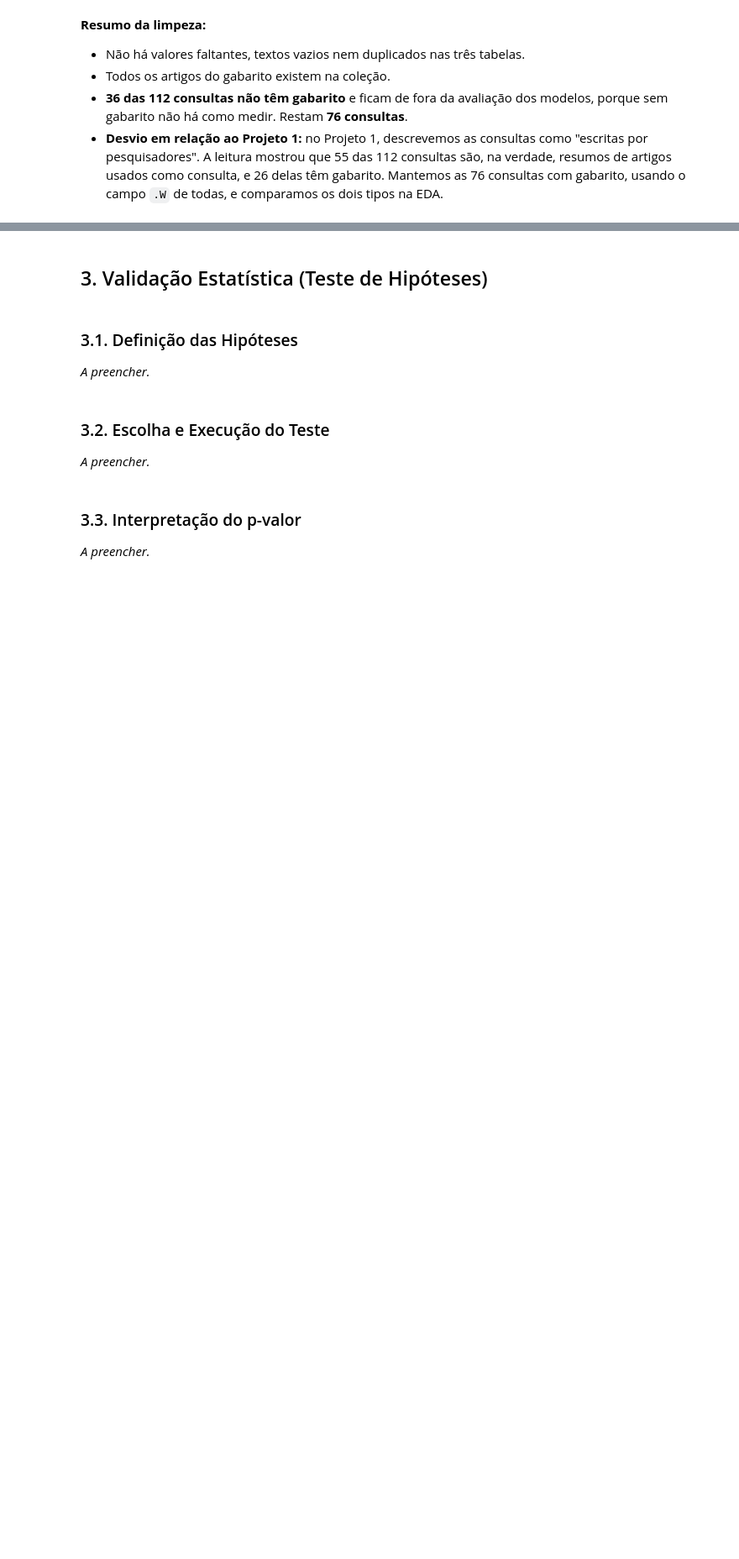
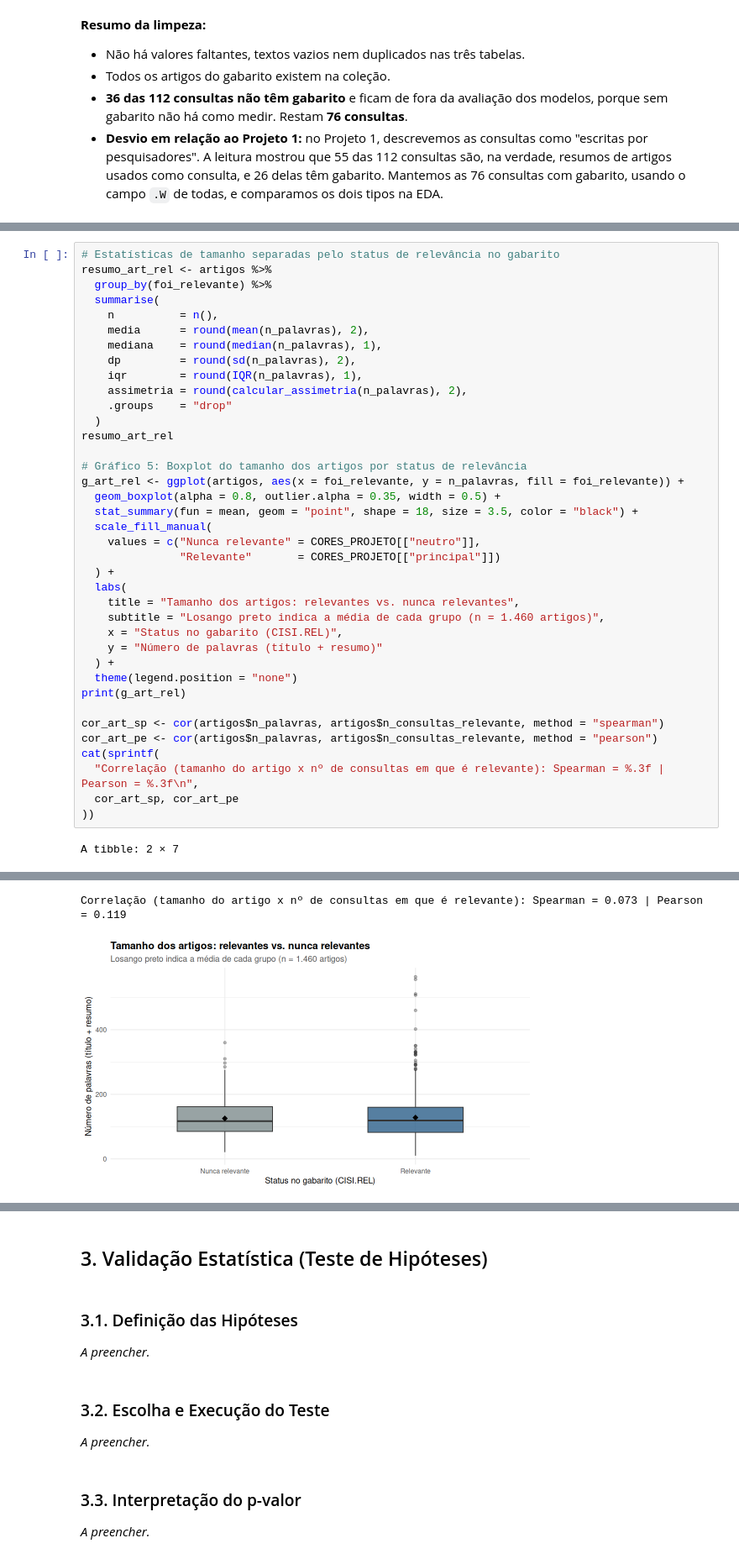
Before and after one commit to philipsantiagoo/acervo-rank, a Jupyter notebook: notebooks/analise.ipynb, the cells around one changed output, grey strips where cells are left out. Shown at 84% size. Saved outputs shown, nothing was run; the diff lists cells and outputs as text; blank space fills up the shorter version.

```diff
--- a/notebooks/analise.ipynb
+++ b/notebooks/analise.ipynb
@@ -224,0 +596,40 @@ table(tipo = consultas$tipo, tem_gabarito = consultas$tem_gabarito)
+# %%
+# Estatísticas de tamanho separadas pelo status de relevância no gabarito
+resumo_art_rel <- artigos %>%
+  group_by(foi_relevante) %>%
+  summarise(
+    n          = n(),
+    media      = round(mean(n_palavras), 2),
+    mediana    = round(median(n_palavras), 1),
+    dp         = round(sd(n_palavras), 2),
+    iqr        = round(IQR(n_palavras), 1),
+    assimetria = round(calcular_assimetria(n_palavras), 2),
+    .groups    = "drop"
+  )
+resumo_art_rel
+
+# Gráfico 5: Boxplot do tamanho dos artigos por status de relevância
+g_art_rel <- ggplot(artigos, aes(x = foi_relevante, y = n_palavras, fill = foi_relevante)) +
+  geom_boxplot(alpha = 0.8, outlier.alpha = 0.35, width = 0.5) +
+  stat_summary(fun = mean, geom = "point", shape = 18, size = 3.5, color = "black") +
+  scale_fill_manual(
+    values = c("Nunca relevante" = CORES_PROJETO[["neutro"]],
+               "Relevante"       = CORES_PROJETO[["principal"]])
+  ) +
+  labs(
+    title = "Tamanho dos artigos: relevantes vs. nunca relevantes",
+    subtitle = "Losango preto indica a média de cada grupo (n = 1.460 artigos)",
+    x = "Status no gabarito (CISI.REL)",
+    y = "Número de palavras (título + resumo)"
+  ) +
+  theme(legend.position = "none")
+print(g_art_rel)
+
+cor_art_sp <- cor(artigos$n_palavras, artigos$n_consultas_relevante, method = "spearman")
+cor_art_pe <- cor(artigos$n_palavras, artigos$n_consultas_relevante, method = "pearson")
+cat(sprintf(
+  "Correlação (tamanho do artigo x nº de consultas em que é relevante): Spearman = %.3f | Pearson = %.3f\n",
+  cor_art_sp, cor_art_pe
+))
+# %% [output]
+A tibble: 2 × 7
@@ -224,0 +640,2 @@ table(tipo = consultas$tipo, tem_gabarito = consultas$tem_gabarito)
+Correlação (tamanho do artigo x nº de consultas em que é relevante): Spearman = 0.073 | Pearson = 0.119
+[figure, added]
```
Also changed, not shown: parts of 23 cells of this notebook.
